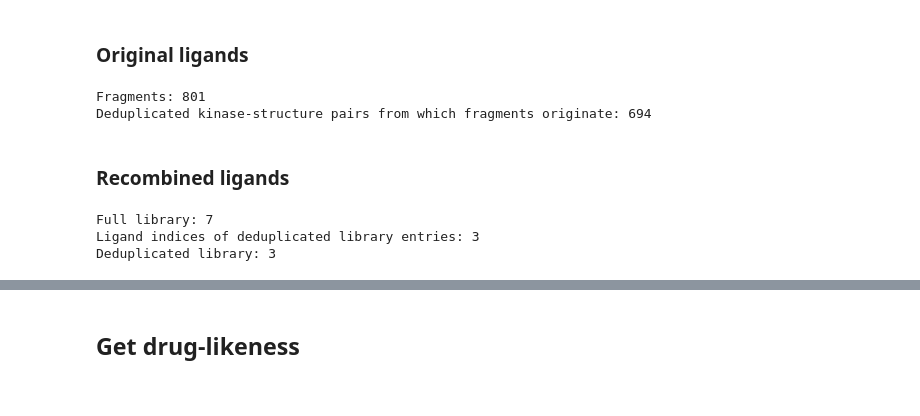
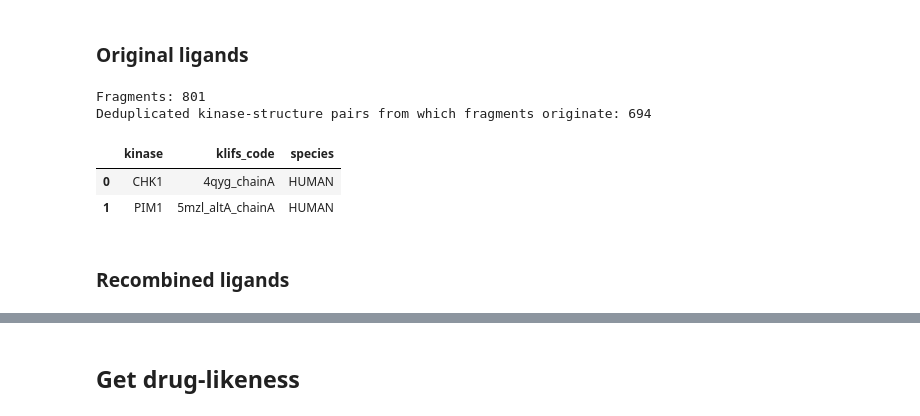
Before and after one commit to volkamerlab/KinaseFocusedFragmentLibrary, a Jupyter notebook: kinase_focused_fragment_library/analysis/ligand_analysis/drug_likeness.ipynb, the cells around one changed output, grey strips where cells are left out. Saved outputs shown, nothing was run; the diff lists cells and outputs as text; code cells hidden in the pictures.

```diff
--- a/kinase_focused_fragment_library/analysis/ligand_analysis/drug_likeness.ipynb
+++ b/kinase_focused_fragment_library/analysis/ligand_analysis/drug_likeness.ipynb
@@ -46,14 +54,16 @@ PKIDB ligands: 218
 # %%
 # Load fragment library
 fragment_library = kffl.analysis.fragment_analysis.util.read_fragment_library(fragment_path, remove_dummy=True, reduced='_reduced_0.6')
 del fragment_library['X']
 
 # Get deduplicated kinase-structure pairs
 kinase_structure_pairs = kffl.analysis.fragment_analysis.util.get_deduplicated_original_complexes(fragment_library)
 kinase_structure_pairs['species'] = 'HUMAN'
 
-# Get ligands
-original_ligands = klifs.ligands.mols_from_mol2s(PROJECT_PATH, kinase_structure_pairs)
+kinase_structure_pairs.head(2)
 # %% [output]
 Fragments: 801
 Deduplicated kinase-structure pairs from which fragments originate: 694
+|  | kinase | klifs_code | species |
+| 0 | CHK1 | 4qyg_chainA | HUMAN |
+| 1 | PIM1 | 5mzl_altA_chainA | HUMAN |
@@ -60,15 +78,2 @@ Deduplicated kinase-structure pairs from which fragments originate: 694
 # %% [markdown]
 ### Recombined ligands
-# %%
-ligand_indices_deduplicated = kffl.analysis.ligand_analysis.util.load_ligand_indices_deduplicated(
-    recomb_ligands_path.parent / 'unique_molecule_ids.txt'
-)
-
-recombined_ligands_properties = kffl.analysis.ligand_analysis.util.load_combinatorial_library_properties(
-    recomb_ligands_path.parent / 'combinatorial_library_properties.csv',
-    ligand_indices_deduplicated[0:3]
-)
-# %% [output]
-Full library: 7
-Ligand indices of deduplicated library entries: 3
-Deduplicated library: 3
```
Also changed, not shown: parts of 11 cells of this notebook.
